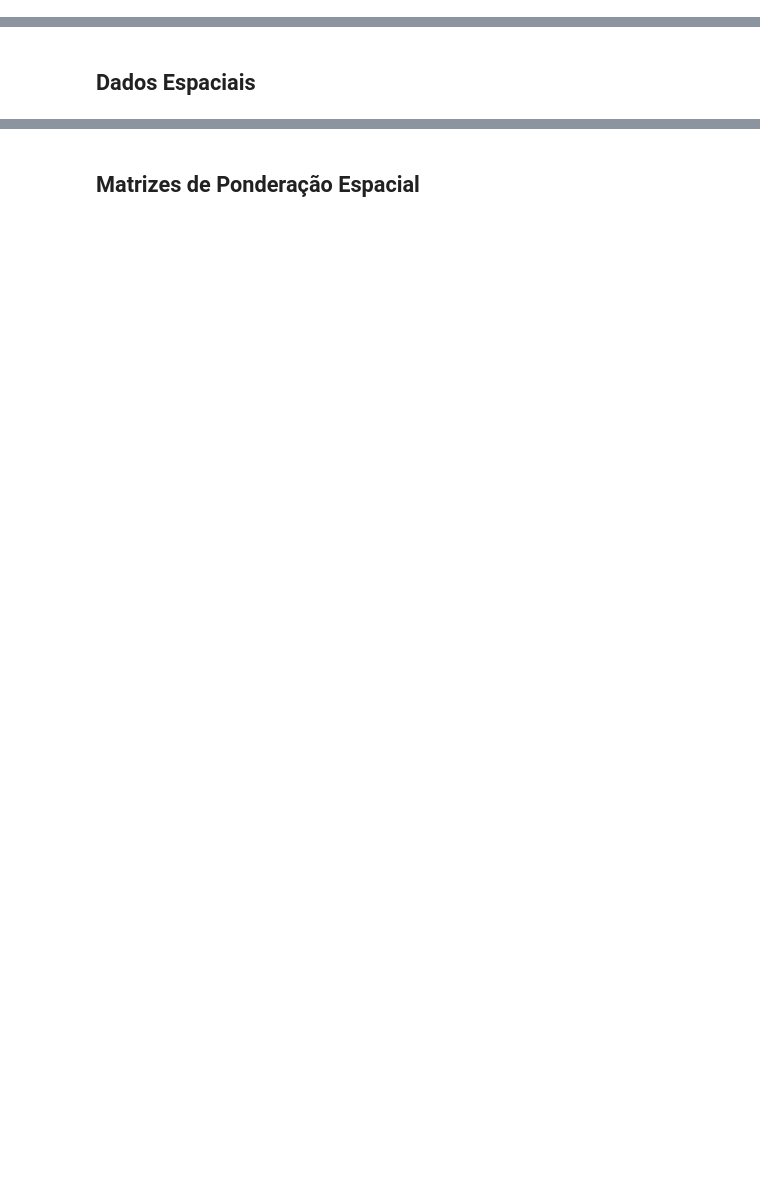
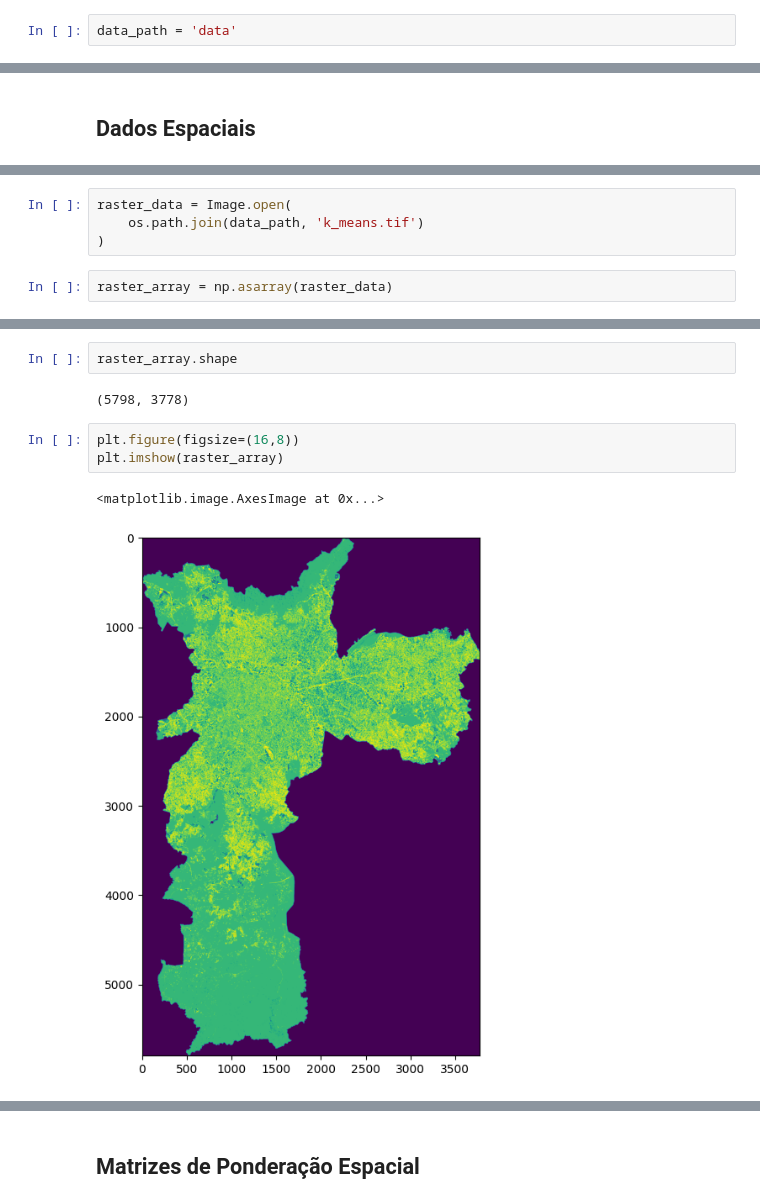
Before and after one commit to gesielrios/aede-ercemapi-2022, a Jupyter notebook: aede-ercemapi-2022.ipynb, the cells around one changed output, grey strips where cells are left out. Saved outputs shown, nothing was run; the diff lists cells and outputs as text; blank space fills up the shorter version.

```diff
--- a/aede-ercemapi-2022.ipynb
+++ b/aede-ercemapi-2022.ipynb
@@ -74,0 +84,2 @@ warnings.filterwarnings('ignore')
+# %%
+data_path = 'data'
@@ -76,0 +100,6 @@ warnings.filterwarnings('ignore')
+# %%
+raster_data = Image.open(
+    os.path.join(data_path, 'k_means.tif')
+)
+# %%
+raster_array = np.asarray(raster_data)
@@ -76,0 +120,10 @@ warnings.filterwarnings('ignore')
+# %%
+raster_array.shape
+# %% [output]
+(5798, 3778)
+# %%
+plt.figure(figsize=(16,8))
+plt.imshow(raster_array)
+# %% [output]
+<matplotlib.image.AxesImage at 0x...>
+[figure, added]
```
Also changed, not shown: parts of 46 cells of this notebook.
